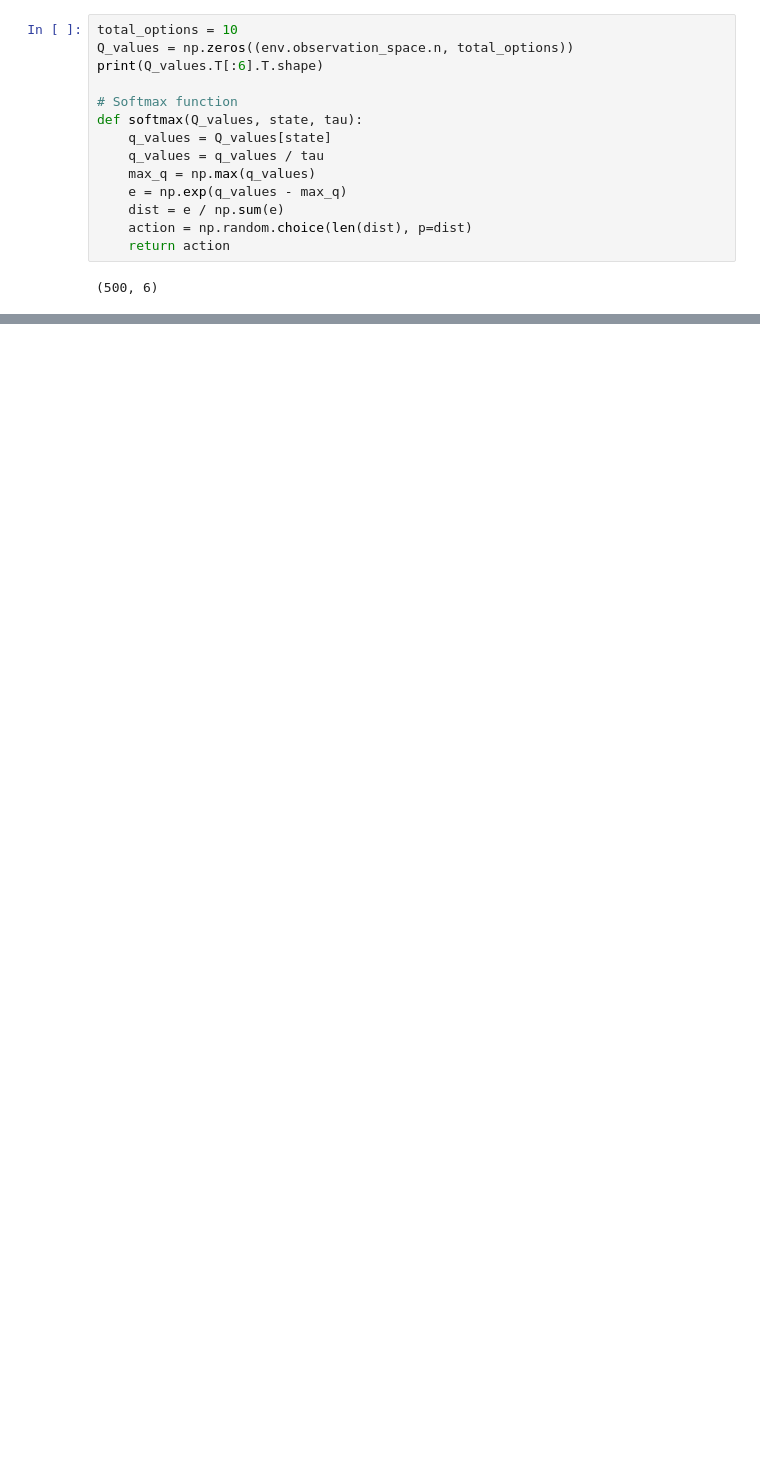
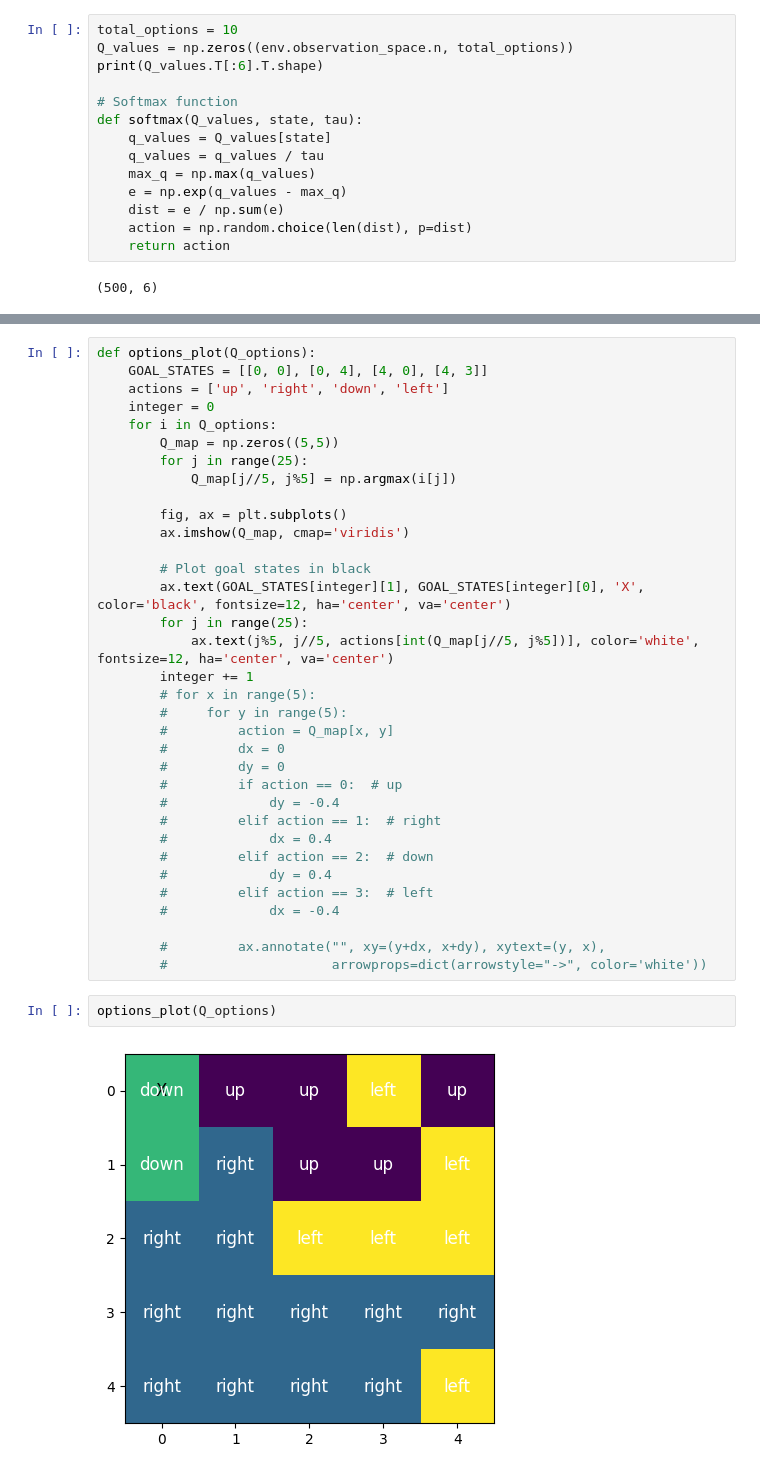
Before and after one commit to adithyaa-rg/Reinforcement_Learning_Assignment_3_Options_Framework, a Jupyter notebook: options.ipynb, the cells around one changed output, grey strips where cells are left out. Cells and saved outputs as stored; diff of their text form; blank space fills up the shorter version.

```diff
--- a/options.ipynb
+++ b/options.ipynb
@@ -149,0 +158,38 @@ KeyboardInterrupt:
+# %%
+def options_plot(Q_options):
+    GOAL_STATES = [[0, 0], [0, 4], [4, 0], [4, 3]]
+    actions = ['up', 'right', 'down', 'left']
+    integer = 0
+    for i in Q_options:
+        Q_map = np.zeros((5,5))
+        for j in range(25):
+            Q_map[j//5, j%5] = np.argmax(i[j])
+
+        fig, ax = plt.subplots()
+        ax.imshow(Q_map, cmap='viridis')
+
+        # Plot goal states in black
+        ax.text(GOAL_STATES[integer][1], GOAL_STATES[integer][0], 'X', color='black', fontsize=12, ha='center', va='center')
+        for j in range(25):
+            ax.text(j%5, j//5, actions[int(Q_map[j//5, j%5])], color='white', fontsize=12, ha='center', va='center')
+        integer += 1
+        # for x in range(5):
+        #     for y in range(5):
+        #         action = Q_map[x, y]
+        #         dx = 0
+        #         dy = 0
+        #         if action == 0:  # up
+        #             dy = -0.4
+        #         elif action == 1:  # right
+        #             dx = 0.4
+        #         elif action == 2:  # down
+        #             dy = 0.4
+        #         elif action == 3:  # left
+        #             dx = -0.4
+
+        #         ax.annotate("", xy=(y+dx, x+dy), xytext=(y, x),
+        #                     arrowprops=dict(arrowstyle="->", color='white'))
+# %%
+options_plot(Q_options)
+# %% [output]
+[figure, added]
```
Also changed, not shown: parts of 7 cells of this notebook, 1 other file.
